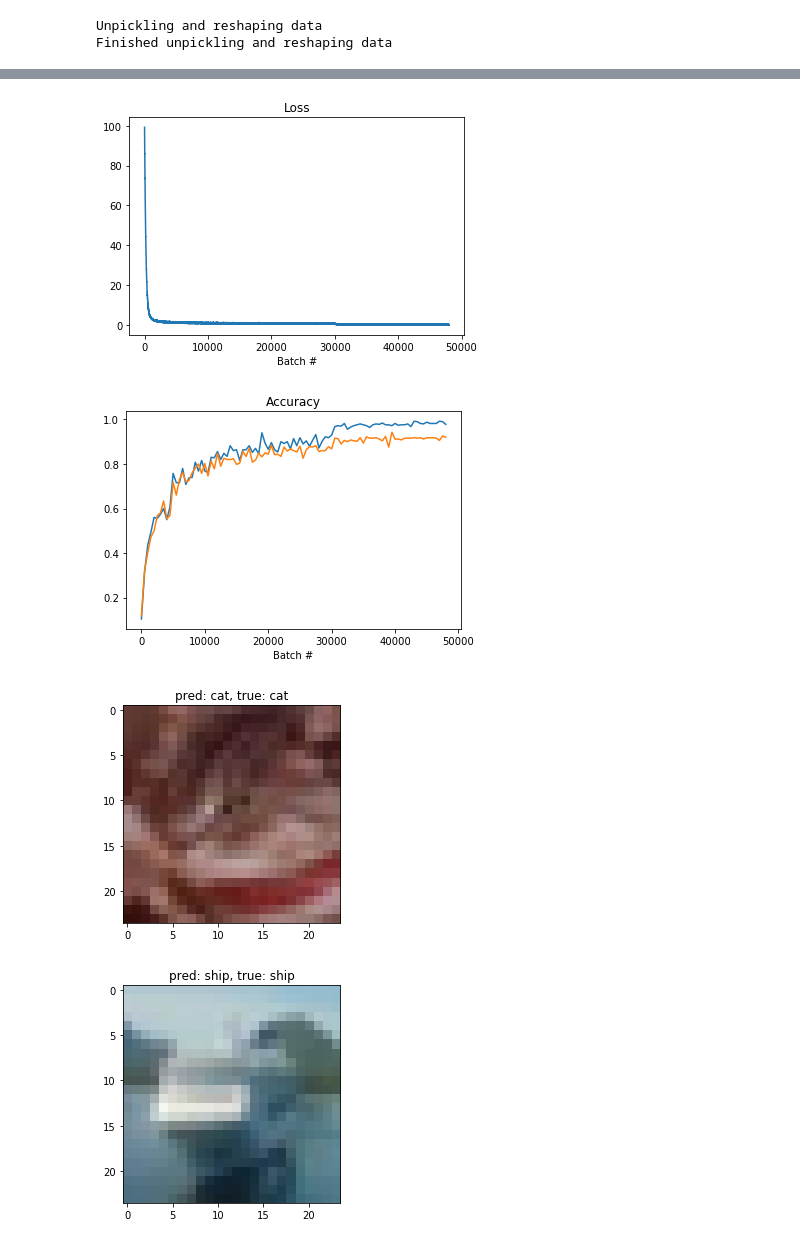
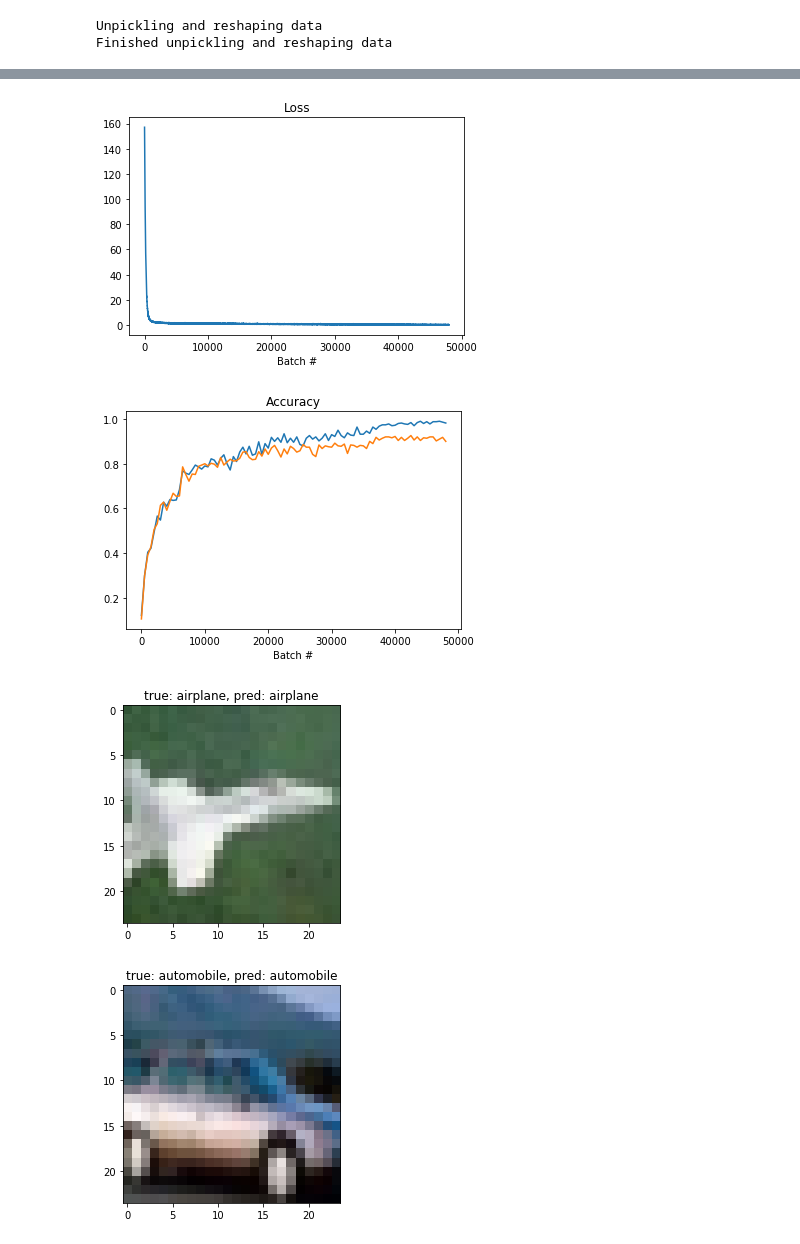
Before and after one commit to glenn-sun/tensorflow-practice, a Jupyter notebook: 7-complex-convnet-architecture.ipynb, the cells around one changed output, grey strips where cells are left out. Drawn from its saved outputs; the diff is of its cells as text; code cells hidden in the pictures.

```diff
--- a/7-complex-convnet-architecture.ipynb
+++ b/7-complex-convnet-architecture.ipynb
@@ -1,9 +1,8 @@
 # %%
 import tensorflow as tf
-import math
-from get_data import get_cifar_10
+from get_data import get_data
 
-cifar_10 = get_cifar_10("data/cifar_10/", augment_image=True, validation_size=1000)
+cifar_10 = get_data("cifar_10", "data/cifar_10/", augment_image=True, validation_size=1000)
 # %% [output]
 Unpickling and reshaping data
 Finished unpickling and reshaping data
@@ -107,14 +106,14 @@ train_accs = []
 val_accs = []
 
 for i in range(num_batches):
-    x_batch, y_batch = cifar_10.train.next_batch(64)
-    _, current_loss, lr = sess.run([step, loss, learning_rate], {x: x_batch, y_true: y_batch, keep_prob: 0.5, test_time: False, reg_strength: 0.005})
+    x_batch, y_batch = cifar_10.train.next_batch(64, crop_size=24)
+    _, current_loss, lr = sess.run([step, loss, learning_rate], {x: x_batch, y_true: y_batch, keep_prob: 0.5, test_time: False, reg_strength: 0.008})
     losses.append(current_loss)
     if i % 500 == 0:
-        train_x, train_y = cifar_10.train.next_batch(500, test_time=True)
+        train_x, train_y = cifar_10.train.next_batch(500, crop_size=24, test_time=True)
         train_accs.append(sess.run(percent_correct, feed_dict={x: train_x, y_true: train_y, keep_prob: 1, test_time: True}))
 
-        val_x, val_y = cifar_10.validation.next_batch(500, test_time=True)
+        val_x, val_y = cifar_10.validation.next_batch(500, crop_size=24, test_time=True)
         val_accs.append(sess.run(percent_correct, feed_dict={x: val_x, y_true: val_y, keep_prob: 1, test_time: True}))
 
     if i % 3000 == 0:
@@ -123,6 +122,6 @@ for i in range(num_batches):
         print 'validation accuracy at step {}: {:.3f}'.format(i, val_accs[-1])
         print ''
 
-    if i == 30000 or i == 42000:
+    if i == 36000:
         sess.run(lr_update)
 # %% [output]
@@ -146,15 +145,15 @@ validation accuracy at step 48000: 0.920
 # %%
 import visualizations
 
 visualizations.plot_learning_curve([losses])
 visualizations.plot_learning_curve([train_accs, val_accs], x_axis=range(0, num_batches, 500), title='Accuracy')
 
-sample_data, sample_labels = cifar_10.validation.next_batch(5, test_time=True)
-y_pred = sess.run(y, feed_dict={x: sample_data, y_true: sample_labels, keep_prob:1, test_time: True})
+sample_data, sample_labels = cifar_10.validation.next_batch(10, crop_size=24, test_time=True)
+y_pred = sess.run(y, feed_dict={x: sample_data, y_true: sample_labels, keep_prob: 1, test_time: True})
 
-visualizations.visualize_cifar_10(sample_data, y_pred, sample_labels)
+visualizations.show_images('cifar_10', sample_data, sample_labels, y_pred)
 # %% [output]
-[figure, old version]
+[figure, new version]
-[figure, old version]
+[figure, new version]
-[figure, old version]
+[figure, new version]
-[figure, old version]
+[figure, new version]
```
Also changed, not shown: parts of 7 cells of this notebook, 2 other files.
